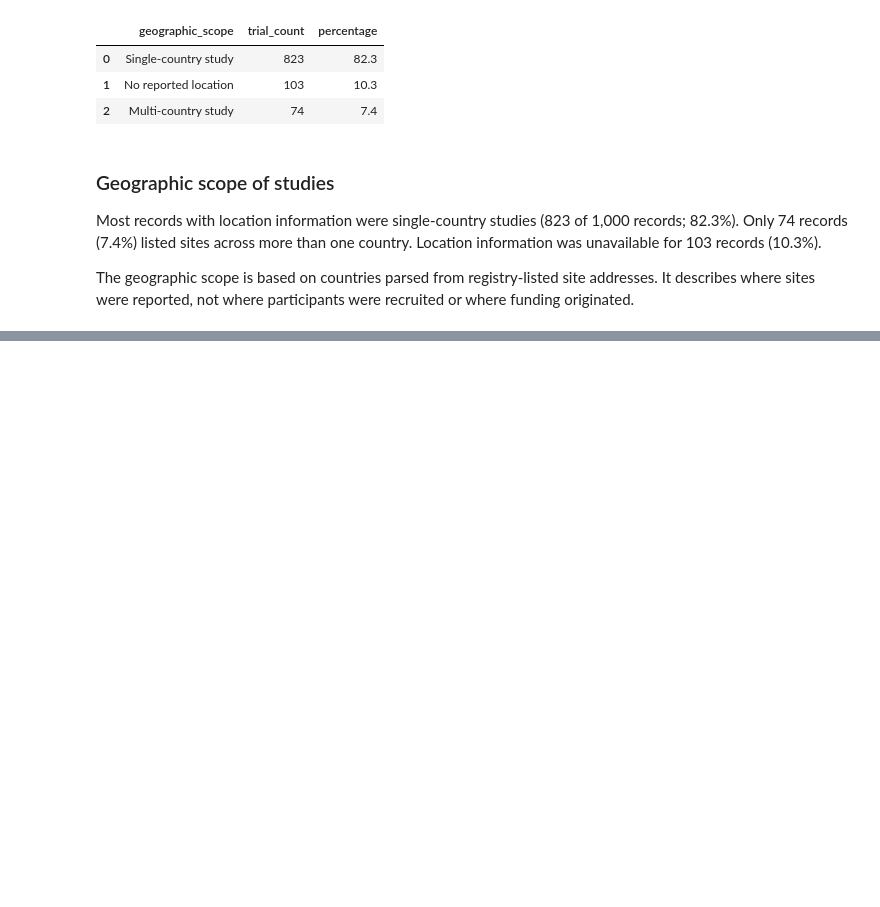
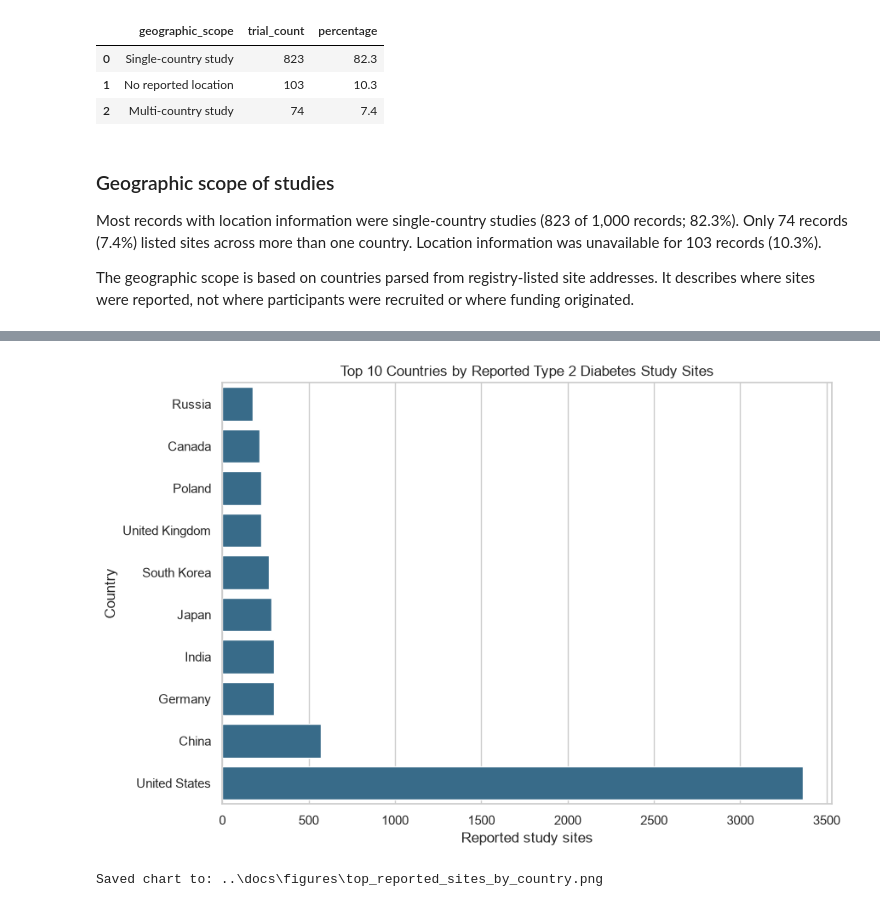
Before and after one commit to namitaramesh/trialscope-clinical-trial-representation, a Jupyter notebook: notebooks/02_load_raw_data.ipynb, the cells around one changed output, grey strips where cells are left out. Cells and saved outputs as stored; diff of their text form; code cells hidden in the pictures; blank space fills up the shorter version.

Commit message:
feat: add reproducible project visualisations

```diff
--- a/notebooks/02_load_raw_data.ipynb
+++ b/notebooks/02_load_raw_data.ipynb
@@ -748,0 +757,33 @@ recruited or where funding originated.
+# %%
+figures_dir = Path("../docs/figures")
+figures_dir.mkdir(parents=True, exist_ok=True)
+
+sns.set_theme(style="whitegrid")
+
+top_countries = country_summary.head(10).sort_values("site_count")
+
+fig, ax = plt.subplots(figsize=(9, 6))
+
+sns.barplot(
+    data=top_countries,
+    x="site_count",
+    y="country",
+    color="#2A6F97",
+    ax=ax
+)
+
+ax.set_title("Top 10 Countries by Reported Type 2 Diabetes Study Sites")
+ax.set_xlabel("Reported study sites")
+ax.set_ylabel("Country")
+
+fig.tight_layout()
+
+figure_path = figures_dir / "top_reported_sites_by_country.png"
+fig.savefig(figure_path, dpi=200, bbox_inches="tight")
+
+plt.show()
+
+print(f"Saved chart to: {figure_path}")
+# %% [output]
+[figure, added]
+Saved chart to: ..\docs\figures\top_reported_sites_by_country.png
```
Also changed, not shown: parts of 5 cells of this notebook, 4 other files.
